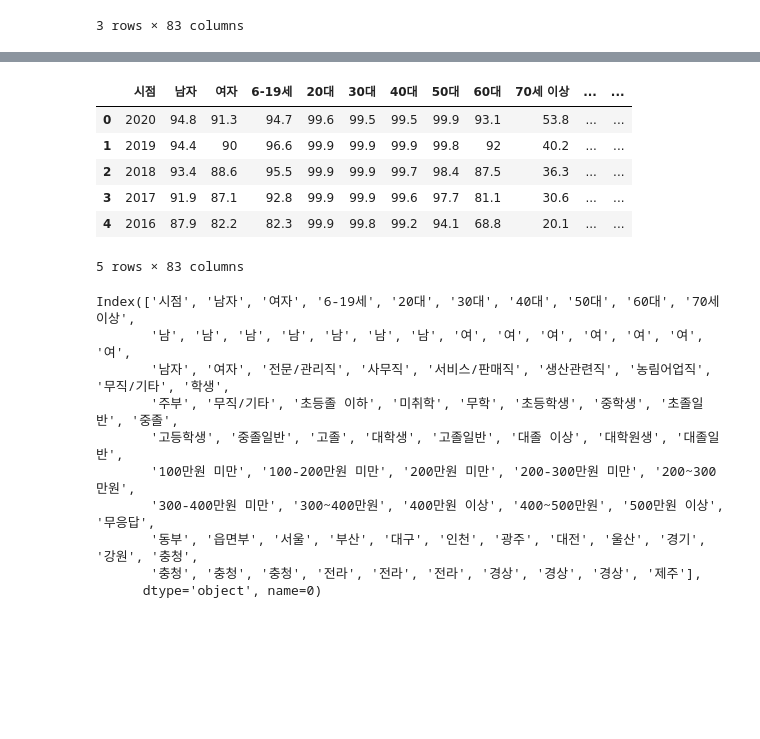
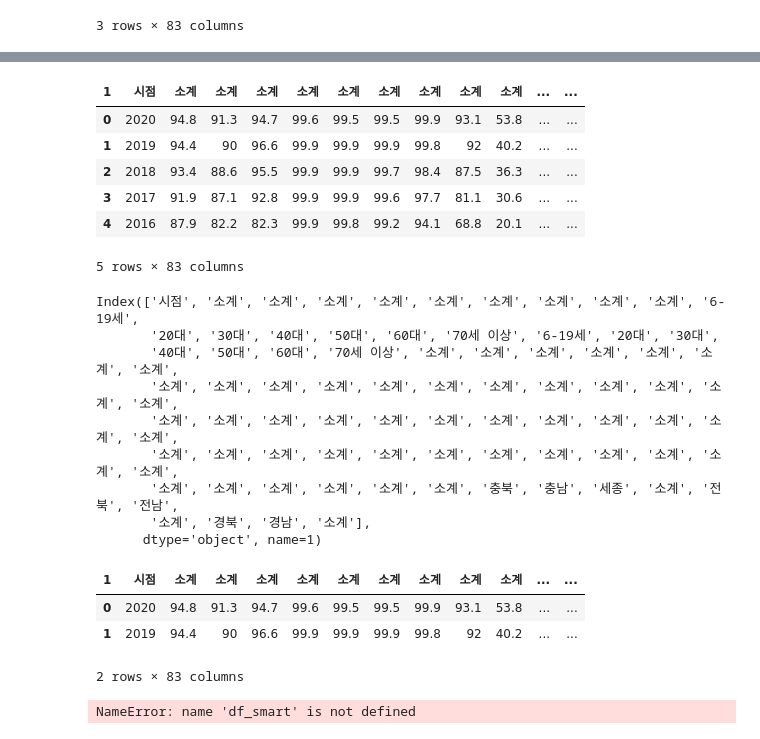
Before and after one commit to ppyoo1229/ML_Study, a Jupyter notebook: 산업공학실험/산업공학실험 과제_003_12226147_표채연_20250411_6주차과제.ipynb, the cells around one changed output, grey strips where cells are left out. Drawn from its saved outputs; the diff is of its cells as text; code cells hidden in the pictures; blank space fills up the shorter version.

```diff
--- a/산업공학실험/산업공학실험 과제_003_12226147_표채연_20250411_6주차과제.ipynb
+++ b/산업공학실험/산업공학실험 과제_003_12226147_표채연_20250411_6주차과제.ipynb
@@ -232,19 +232,24 @@ Index(['시점', '성별', '성별.1', '연령별', '연령별.1', '연령별.2'
 # %%
 smartphone.columns = smartphone.iloc[0]
 smartphone = smartphone.drop([0,1]).reset_index(drop=True) #상단 2줄 제거
 
 # '시점' 컬럼명 확인하고 숫자화
 smartphone.rename(columns={smartphone.columns[0]: '시점'}, inplace=True)
 smartphone['시점'] = pd.to_numeric(smartphone['시점'], errors='coerce')
 
 
 # 필요 없는 컬럼 드롭
 drop_cols = [col for col in smartphone.columns if '성*연령별' in str(col) or '청소년성별' in str(col)]
 smartphone = smartphone.drop(columns=drop_cols, errors='ignore')
+smartphone.drop(columns=drop_cols, inplace=True
+
+etc = [col for col in crime.columns if col == '기타']
+crime['기타'] = crime[etc].sum(axis=1)
+crime.drop(columns=etc, inplace=True)
 
 smartphone.head()
 # %% [output]
-|  | 시점 | 남자 | 여자 | 6-19세 | 20대 | 30대 | 40대 | 50대 | 60대 | 70세 이상 | ... | ... |
+| 1 | 시점 | 소계 | 소계 | 소계 | 소계 | 소계 | 소계 | 소계 | 소계 | 소계 | ... | ... |
 | 0 | 2020 | 94.8 | 91.3 | 94.7 | 99.6 | 99.5 | 99.5 | 99.9 | 93.1 | 53.8 | ... | ... |
 | 1 | 2019 | 94.4 | 90 | 96.6 | 99.9 | 99.9 | 99.9 | 99.8 | 92 | 40.2 | ... | ... |
 | 2 | 2018 | 93.4 | 88.6 | 95.5 | 99.9 | 99.9 | 99.7 | 98.4 | 87.5 | 36.3 | ... | ... |
@@ -252,15 +257,40 @@ smartphone.head()
 | 4 | 2016 | 87.9 | 82.2 | 82.3 | 99.9 | 99.8 | 99.2 | 94.1 | 68.8 | 20.1 | ... | ... |
 5 rows × 83 columns
 # %%
-smartphone.columns
+smartphone.columns = [
+    '남자', '여자', '6-19세', '20대', '30대', '40대', '50대', '60대', '70세 이상',
+    '전문/관리직', '사무직', '서비스/판매직', '생산관련직', '농림어업직', '무직/기타',
+    '학생', '주부', '무직/기타',
+    '초등졸 이하', '미취학', '무학', '초등학생', '중학생', '초졸일반', '중졸',
+    '고등학생', '중졸일반', '고졸', '대학생', '고졸일반', '대졸 이상', '대학원생', '대졸일반',
+    '100만원 미만', '100-200만원 미만', '200만원 미만', '200-300만원 미만', '200~300만원',
+    '300-400만원 미만', '300~400만원', '400만원 이상', '400~500만원', '500만원 이상', '무응답',
+    '동부', '읍면부',
+    '서울', '부산', '대구', '인천', '광주', '대전', '울산', '경기', '강원', '충청',
+    '전라', '경상', '제주',
+    '충북', '충남', '세종', '전북', '전남', '경북', '경남'
+]
 # %% [output]
-Index(['시점', '남자', '여자', '6-19세', '20대', '30대', '40대', '50대', '60대', '70세 이상',
-       '남', '남', '남', '남', '남', '남', '남', '여', '여', '여', '여', '여', '여', '여',
-       '남자', '여자', '전문/관리직', '사무직', '서비스/판매직', '생산관련직', '농림어업직', '무직/기타', '학생',
-       '주부', '무직/기타', '초등졸 이하', '미취학', '무학', '초등학생', '중학생', '초졸일반', '중졸',
-       '고등학생', '중졸일반', '고졸', '대학생', '고졸일반', '대졸 이상', '대학원생', '대졸일반',
-       '100만원 미만', '100-200만원 미만', '200만원 미만', '200-300만원 미만', '200~300만원',
-       '300-400만원 미만', '300~400만원', '400만원 이상', '400~500만원', '500만원 이상', '무응답',
-       '동부', '읍면부', '서울', '부산', '대구', '인천', '광주', '대전', '울산', '경기', '강원', '충청',
-       '충청', '충청', '충청', '전라', '전라', '전라', '경상', '경상', '경상', '제주'],
-      dtype='object', name=0)
+Index(['시점', '소계', '소계', '소계', '소계', '소계', '소계', '소계', '소계', '소계', '6-19세',
+       '20대', '30대', '40대', '50대', '60대', '70세 이상', '6-19세', '20대', '30대',
+       '40대', '50대', '60대', '70세 이상', '소계', '소계', '소계', '소계', '소계', '소계', '소계',
+       '소계', '소계', '소계', '소계', '소계', '소계', '소계', '소계', '소계', '소계', '소계', '소계',
+       '소계', '소계', '소계', '소계', '소계', '소계', '소계', '소계', '소계', '소계', '소계', '소계',
+       '소계', '소계', '소계', '소계', '소계', '소계', '소계', '소계', '소계', '소계', '소계', '소계',
+       '소계', '소계', '소계', '소계', '소계', '소계', '충북', '충남', '세종', '소계', '전북', '전남',
+       '소계', '경북', '경남', '소계'],
+      dtype='object', name=1)
+# %%
+smartphone.head(2)
+# %% [output]
+| 1 | 시점 | 소계 | 소계 | 소계 | 소계 | 소계 | 소계 | 소계 | 소계 | 소계 | ... | ... |
+| 0 | 2020 | 94.8 | 91.3 | 94.7 | 99.6 | 99.5 | 99.5 | 99.9 | 93.1 | 53.8 | ... | ... |
+| 1 | 2019 | 94.4 | 90 | 96.6 | 99.9 | 99.9 | 99.9 | 99.8 | 92 | 40.2 | ... | ... |
+2 rows × 83 columns
+# %%
+# 2. 전체 보유율 추출: 예를 들어 20대만
+df_smart_use = df_smart[['시점', '20대']].copy()
+df_smart_use.columns = ['연도', '20대_스마트폰보유율']
+df_smart_use['20대_스마트폰보유율'] = pd.to_numeric(df_smart_use['20대_스마트폰보유율'], errors='coerce')
+# %% [output]
+NameError: name 'df_smart' is not defined
```
Also changed, not shown: parts of 2 cells of this notebook.
